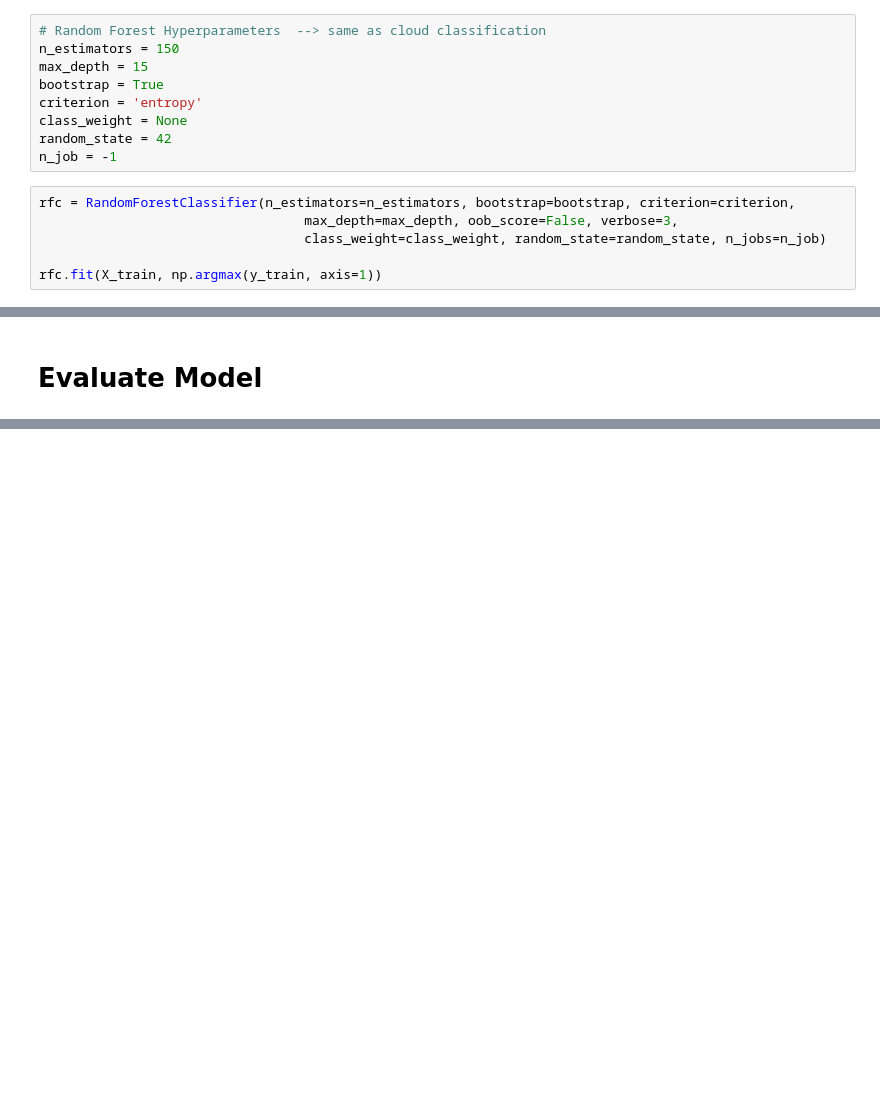
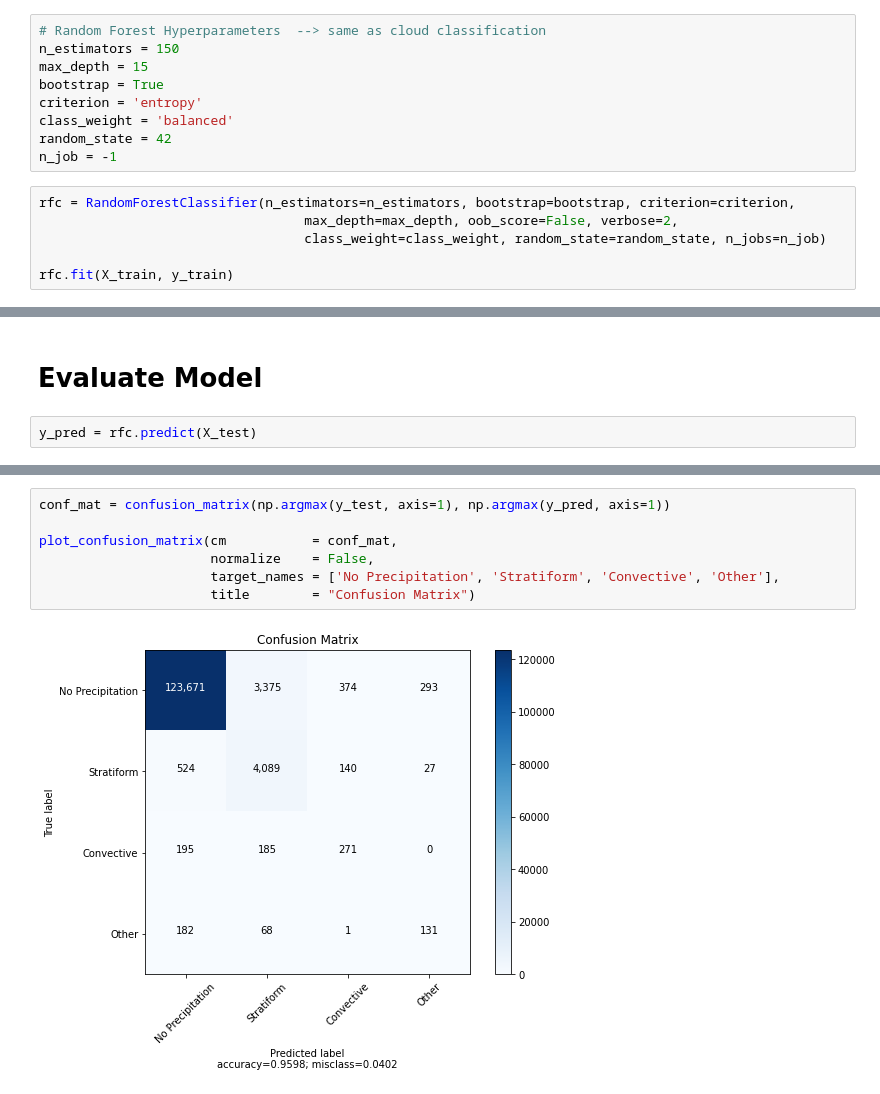
Before and after one commit to SD325/NASA_Internship_2020, a Jupyter notebook: NASA_Baseline_Model.ipynb, the cells around one changed output, grey strips where cells are left out. Cells and saved outputs as stored; diff of their text form; blank space fills up the shorter version.

Commit message:
added class weights

```diff
--- a/NASA_Baseline_Model.ipynb
+++ b/NASA_Baseline_Model.ipynb
@@ -53,15 +53,15 @@ n_estimators = 150
 max_depth = 15
 bootstrap = True
 criterion = 'entropy'
-class_weight = None
+class_weight = 'balanced'
 random_state = 42
 n_job = -1
 # %%
 rfc = RandomForestClassifier(n_estimators=n_estimators, bootstrap=bootstrap, criterion=criterion,
-                                  max_depth=max_depth, oob_score=False, verbose=3,
+                                  max_depth=max_depth, oob_score=False, verbose=2,
                                   class_weight=class_weight, random_state=random_state, n_jobs=n_job)
 
-rfc.fit(X_train, np.argmax(y_train, axis=1))
+rfc.fit(X_train, y_train)
 # %% [output]
 [Parallel(n_jobs=-1)]: Using backend ThreadingBackend with 2 concurrent workers.
 building tree 1 of 150building tree 2 of 150
@@ -129,2 +111,4 @@ RandomForestClassifier(bootstrap=True, ccp_alpha=0.0, class_weight=None,
 # %% [markdown]
 # Evaluate Model
+# %%
+y_pred = rfc.predict(X_test)
@@ -197,0 +208,9 @@ Confusion matrix, without normalization
+# %%
+conf_mat = confusion_matrix(np.argmax(y_test, axis=1), np.argmax(y_pred, axis=1))
+
+plot_confusion_matrix(cm           = conf_mat,
+                      normalize    = False,
+                      target_names = ['No Precipitation', 'Stratiform', 'Convective', 'Other'],
+                      title        = "Confusion Matrix")
+# %% [output]
+[figure, added]
```
Also changed, not shown: parts of 5 cells of this notebook.
